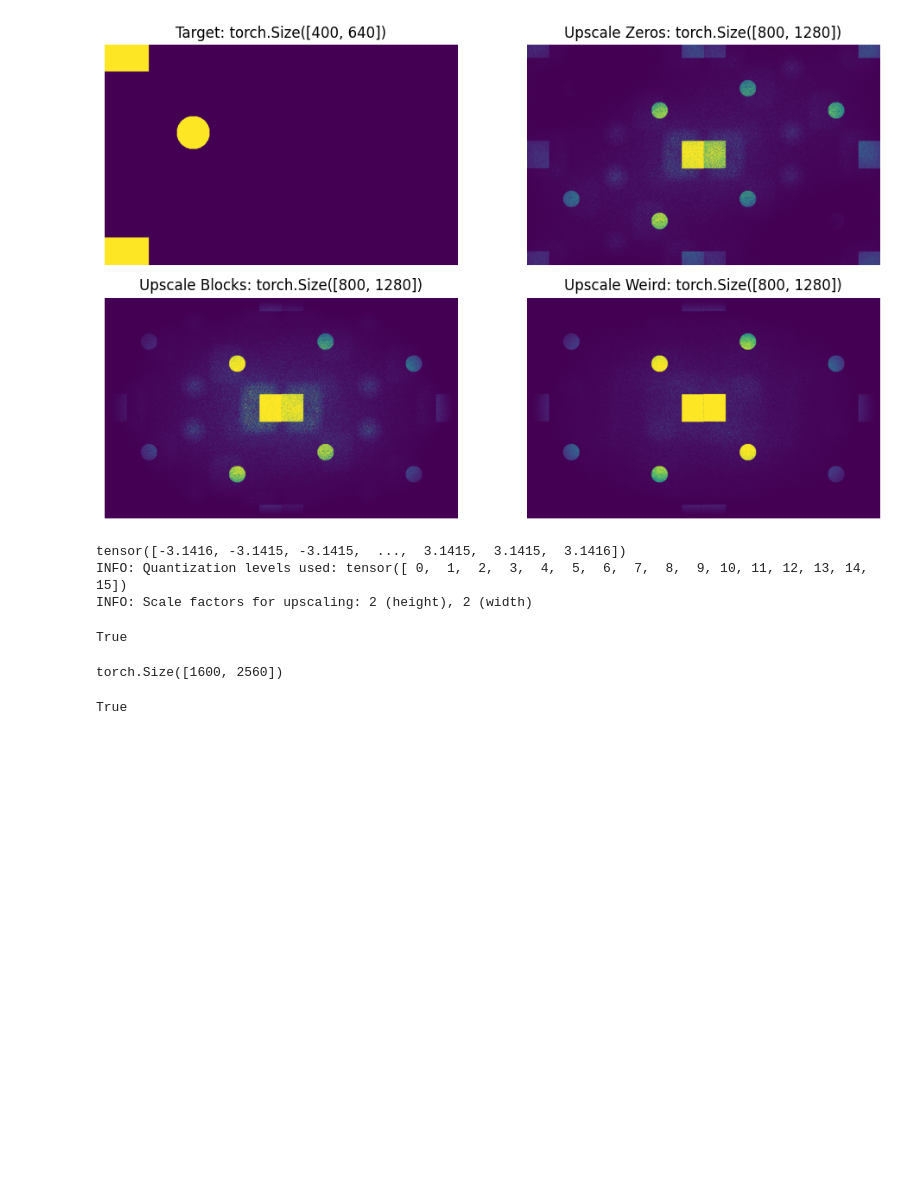
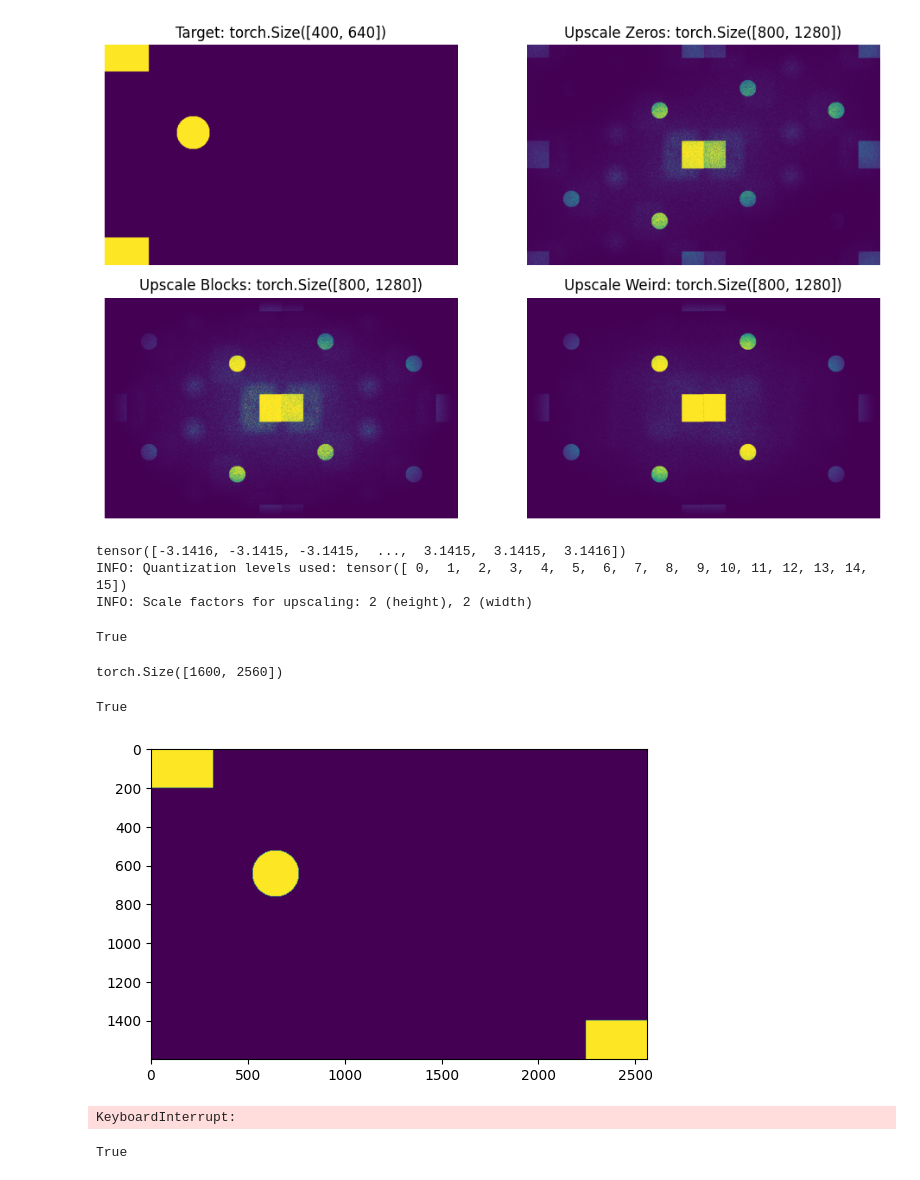
Before and after one commit to tsopeter/VM_NES_Training, a Jupyter notebook: test.ipynb, the cells around one changed output. Cells and saved outputs as stored; diff of their text form; code cells hidden in the pictures; blank space fills up the shorter version.

```diff
--- a/test.ipynb
+++ b/test.ipynb
@@ -471,3 +473,28 @@ cv2.imwrite('test_result_py_weird.png', z3.cpu().detach().numpy())
 # %% [output]
 torch.Size([1600, 2560])
 True
+# %%
+import cv2
+import numpy as np
+from phasecreator import PLMQuantizerGenerateMask, PLMQuantizerCore, PLMQuantizer
+from matplotlib import pyplot as plt
+import torch
+
+image = cv2.imread('test_image.png',cv2.IMREAD_GRAYSCALE)
+image = cv2.resize(image, dsize=(2560,1600))
+plt.imshow(image)
+plt.show()
+p=gs_algorithm2(image,iterations=25)
+# %% [output]
+[figure, added]
+KeyboardInterrupt:
+# %%
+p2=PLMQuantizer(p)
+p3=np.zeros(shape=(1600,2560),dtype=np.uint8)
+
+#place p2 in center of p3
+p3[800-p2.shape[0]//2:800+p2.shape[0]//2,1280-p2.shape[1]//2:1280+p2.shape[1]//2]=255*p2
+
+cv2.imwrite("test_image_small.bmp",p3)
+# %% [output]
+True
```
Also changed, not shown: parts of 1 cell of this notebook, 9 other files.
